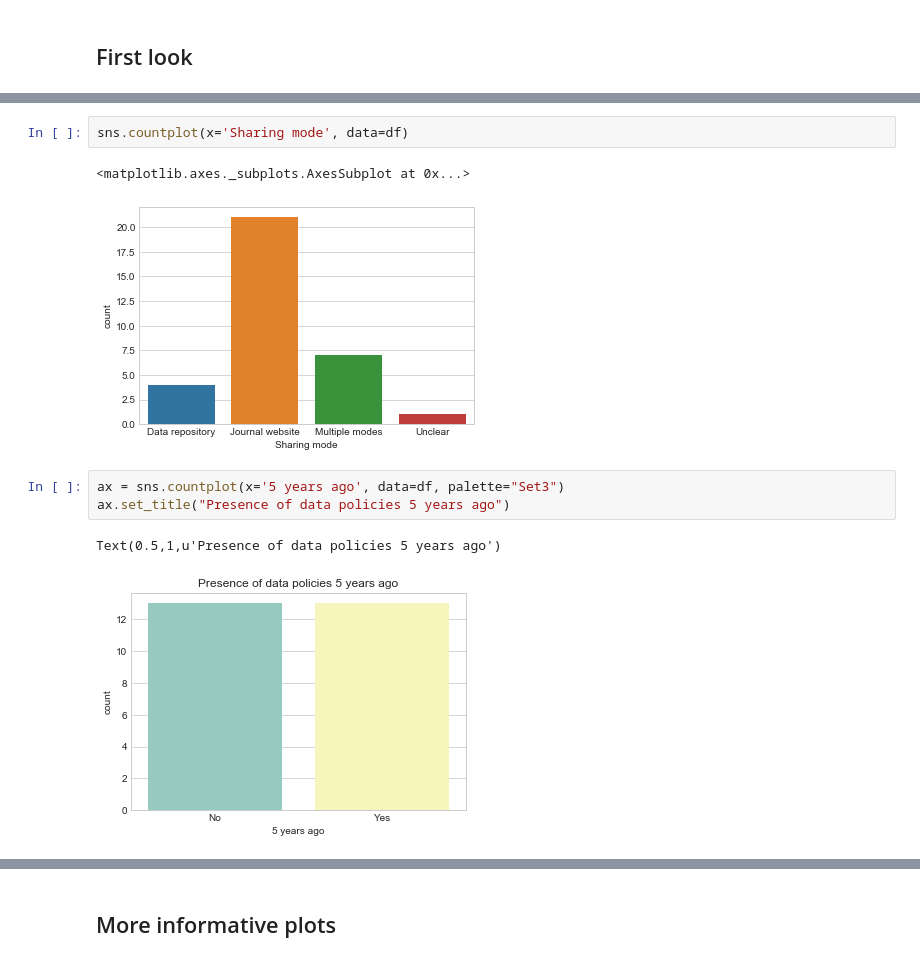
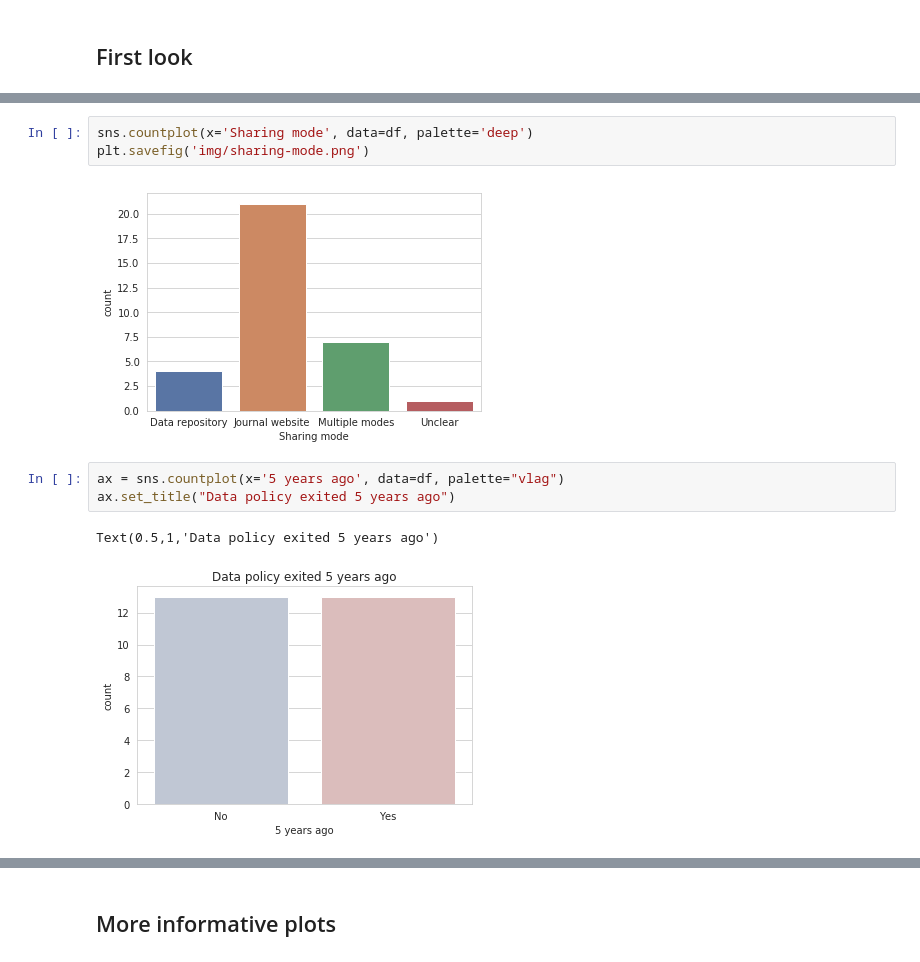
Before and after one commit to atrisovic/econ-data-policy, a Jupyter notebook: econ-data-policy-results.ipynb, the cells around one changed output, grey strips where cells are left out. Cells and saved outputs as stored; diff of their text form.

```diff
--- a/econ-data-policy-results.ipynb
+++ b/econ-data-policy-results.ipynb
@@ -51,11 +52,11 @@ plt.axis('equal')
 # %%
-sns.countplot(x='Sharing mode', data=df)
+sns.countplot(x='Sharing mode', data=df, palette='deep')
+plt.savefig('img/sharing-mode.png')
 # %% [output]
-<matplotlib.axes._subplots.AxesSubplot at 0x...>
-[figure, old version]
+[figure, new version]
 # %%
-ax = sns.countplot(x='5 years ago', data=df, palette="Set3")
-ax.set_title("Presence of data policies 5 years ago")
+ax = sns.countplot(x='5 years ago', data=df, palette="vlag")
+ax.set_title("Data policy exited 5 years ago")
 # %% [output]
-Text(0.5,1,u'Presence of data policies 5 years ago')
+Text(0.5,1,'Data policy exited 5 years ago')
-[figure, old version]
+[figure, new version]
```
Also changed, not shown: parts of 15 cells of this notebook, 7 other files.
